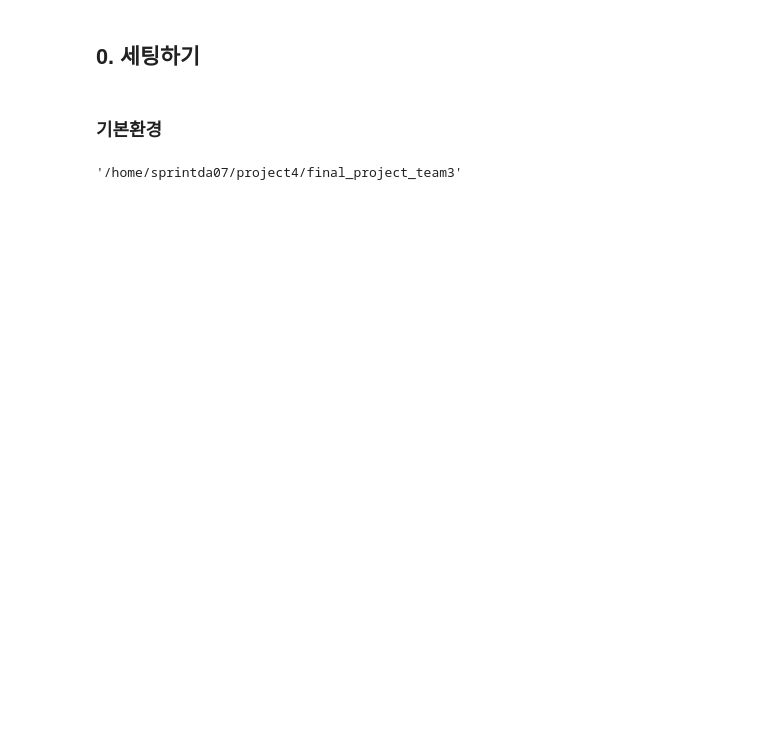
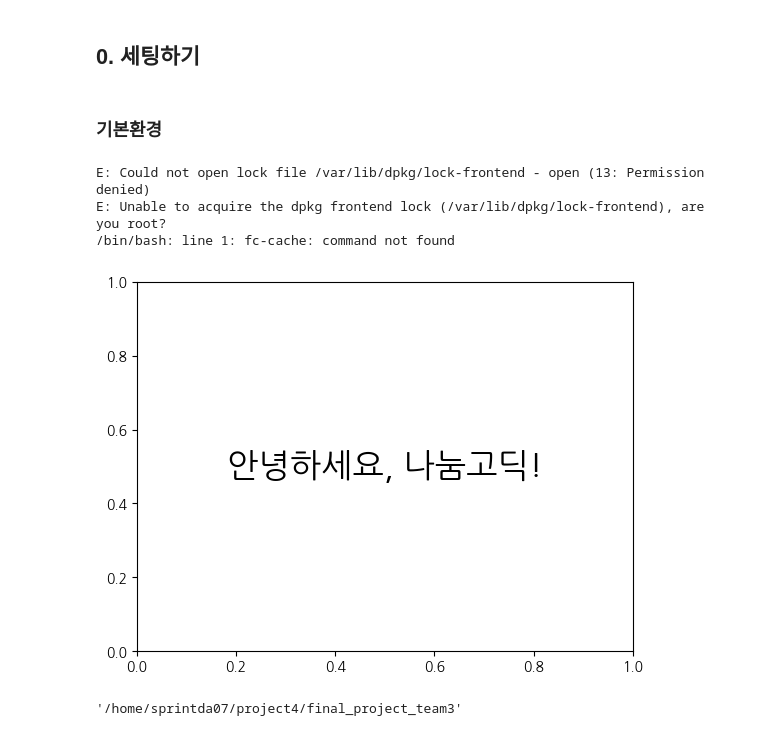
Before and after one commit to goheejieuri/final_project_team3, a Jupyter notebook: eunji.ipynb, the cells around one changed output. Drawn from its saved outputs; the diff is of its cells as text; code cells hidden in the pictures; blank space fills up the shorter version.

```diff
--- a/eunji.ipynb
+++ b/eunji.ipynb
@@ -13,8 +13,0 @@ import dotenv
-# %%
-# 한글 폰트 지정
-import matplotlib.font_manager as fm
-
-font_path = '/home/sprintda07/fonts/truetype/nanum/NanumBarunGothic.ttf'  # 경로 확인 필요
-fontprop = fm.FontProperties(fname=font_path)
-
-plt.rc('font', family=fontprop.get_name())
@@ -21,3 +17,28 @@ plt.rc('font', family=fontprop.get_name())
+# %%
+
+##########################################
+### 한글이 깨지는 경우 아래 코드 실행하기 !!!###
+##########################################
+import matplotlib.pyplot as plt
+import matplotlib.font_manager as fm
+
+# 나눔고딕 폰트를 설치합니다.
+!apt-get install -y fonts-nanum
+!fc-cache -fv
+
+# 설치된 나눔고딕 폰트를 matplotlib에 등록합니다.
+font_path = '/usr/share/fonts/truetype/nanum/NanumGothic.ttf'
+fm.fontManager.addfont(font_path)
+plt.rcParams['font.family'] = 'NanumGothic'
+
+# 폰트가 잘 설정되었는지 테스트합니다.
+plt.text(0.5, 0.5, '안녕하세요, 나눔고딕!', ha='center', va='center', size=24)
+plt.show()
+# %% [output]
+E: Could not open lock file /var/lib/dpkg/lock-frontend - open (13: Permission denied)
+E: Unable to acquire the dpkg frontend lock (/var/lib/dpkg/lock-frontend), are you root?
+/bin/bash: line 1: fc-cache: command not found
+[figure, added]
 # %%
 # 컬럼 모두 출력
 pd.set_option('display.max_columns', None)
```
Also changed, not shown: parts of 76 cells of this notebook, 1 other file.
